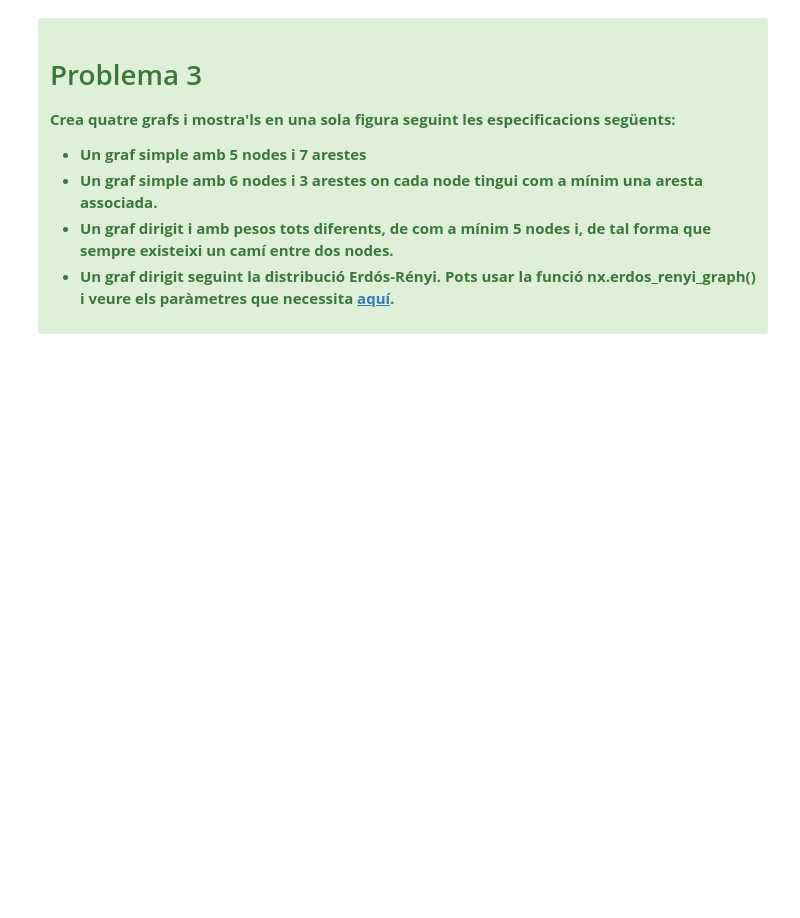
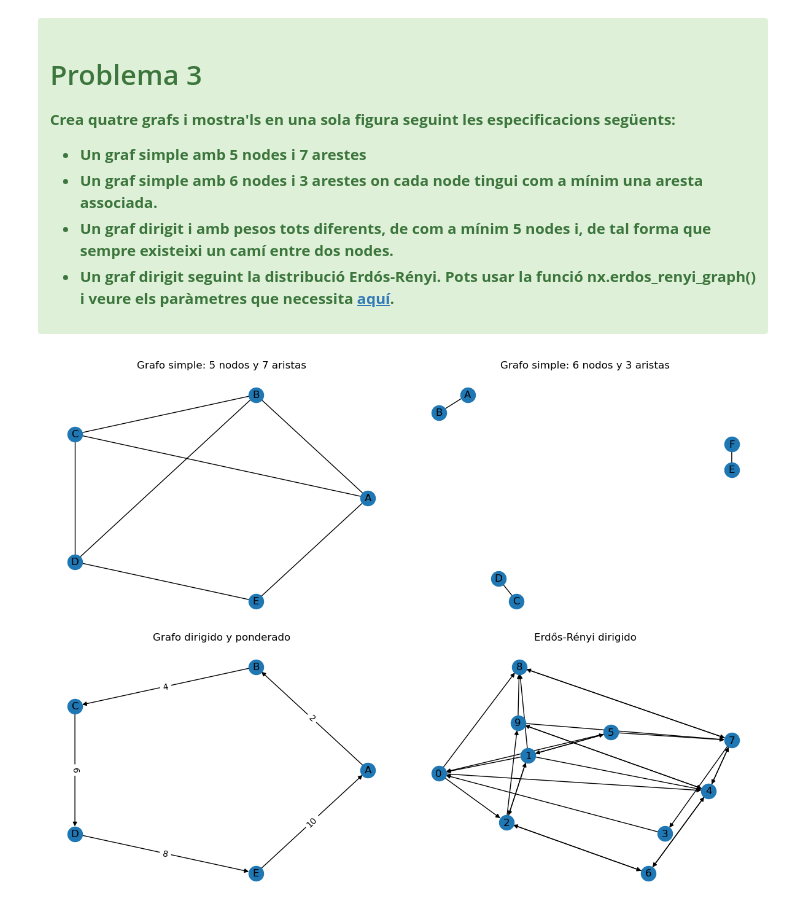
Before and after one commit to Carlosmoyap/AlgorismicaAvanzada, a Jupyter notebook: Semana 1/p0/LAB00_Introduccio.ipynb, the cells around one changed output. Cells and saved outputs as stored; diff of their text form; code cells hidden in the pictures; blank space fills up the shorter version.

```diff
--- a/Semana 1/p0/LAB00_Introduccio.ipynb
+++ b/Semana 1/p0/LAB00_Introduccio.ipynb
@@ -347,0 +362,88 @@ Crea quatre grafs i mostra'ls en una sola figura seguint les especificacions seg
+# %%
+import networkx as nx
+import matplotlib.pyplot as plt
+
+# 1. Grafo simple no dirigido: 5 nodos y exactamente 7 aristas.
+G1 = nx.Graph()
+G1.add_nodes_from(["A", "B", "C", "D", "E"])
+G1.add_edges_from([
+    ("A", "B"),
+    ("B", "C"),
+    ("C", "D"),
+    ("D", "E"),
+    ("E", "A"),
+    ("A", "C"),
+    ("B", "D"),
+])
+
+# 2. Grafo simple no dirigido: 6 nodos y 3 aristas.
+# Cada nodo participa en exactamente una arista.
+G2 = nx.Graph()
+G2.add_nodes_from(["A", "B", "C", "D", "E", "F"])
+G2.add_edges_from([
+    ("A", "B"),
+    ("C", "D"),
+    ("E", "F"),
+])
+
+# 3. Grafo dirigido y ponderado, con pesos distintos.
+# Al formar un ciclo dirigido, hay un camino entre cualquier par de nodos.
+G3 = nx.DiGraph()
+G3.add_weighted_edges_from([
+    ("A", "B", 2),
+    ("B", "C", 4),
+    ("C", "D", 6),
+    ("D", "E", 8),
+    ("E", "A", 10),
+])
+
+# 4. Grafo aleatorio dirigido de Erdős-Rényi.
+# n es el número de nodos y p la probabilidad de crear cada arista.
+G4 = nx.erdos_renyi_graph(
+    n=10,
+    p=0.25,
+    directed=True,
+    seed=42,
+)
+
+# Calculamos por separado dónde se dibujarán los nodos de cada grafo.
+pos1 = nx.circular_layout(G1)
+pos2 = nx.spring_layout(G2, seed=1)
+pos3 = nx.circular_layout(G3)
+pos4 = nx.spring_layout(G4, seed=42)
+
+# Creamos una figura con cuatro espacios para los dibujos.
+fig, axes = plt.subplots(2, 2, figsize=(12, 9))
+
+# Dibujamos el primer grafo.
+nx.draw_networkx(G1, pos=pos1, with_labels=True, ax=axes[0, 0])
+axes[0, 0].set_title("Grafo simple: 5 nodos y 7 aristas")
+
+# Dibujamos el segundo grafo.
+nx.draw_networkx(G2, pos=pos2, with_labels=True, ax=axes[0, 1])
+axes[0, 1].set_title("Grafo simple: 6 nodos y 3 aristas")
+
+# Dibujamos el grafo dirigido y mostramos el peso en cada arista.
+nx.draw_networkx(
+    G3, pos=pos3, with_labels=True, arrows=True, ax=axes[1, 0]
+)
+weights = nx.get_edge_attributes(G3, "weight")
+nx.draw_networkx_edge_labels(
+    G3, pos=pos3, edge_labels=weights, ax=axes[1, 0]
+)
+axes[1, 0].set_title("Grafo dirigido y ponderado")
+
+# Dibujamos el grafo aleatorio dirigido.
+nx.draw_networkx(
+    G4, pos=pos4, with_labels=True, arrows=True, ax=axes[1, 1]
+)
+axes[1, 1].set_title("Erdős-Rényi dirigido")
+
+# Ocultamos los ejes para que se vean solo los grafos.
+for ax in axes.flat:
+    ax.axis("off")
+
+plt.tight_layout()
+plt.show()
+# %% [output]
+[figure, added]
```
Also changed, not shown: parts of 11 cells of this notebook, 1 other file.
